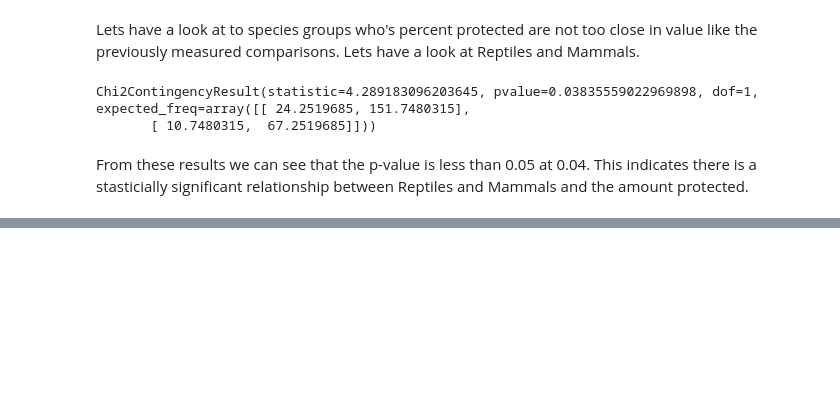
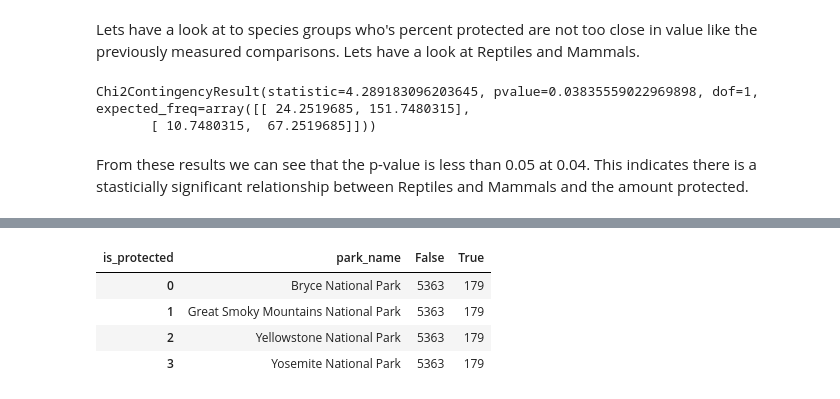
Before and after one commit to j591fletcher/National-Park-Biodiversity, a Jupyter notebook: biodiversity.ipynb, the cells around one changed output, grey strips where cells are left out. Drawn from its saved outputs; the diff is of its cells as text; code cells hidden in the pictures; blank space fills up the shorter version.

```diff
--- a/biodiversity.ipynb
+++ b/biodiversity.ipynb
@@ -343,0 +364,22 @@ From these results we can see that the p-value is less than 0.05 at 0.04.  This
+# %%
+#What are the unique National Parks:
+# park_list = []
+# unique_park = combined.park_name.unique()
+
+# for i in unique_park:
+#     park_list.append(i)
+
+
+# protectedPark = combined.groupby(['park_name']).is_protected.sum().reset_index()
+
+
+protectedPark = combined.groupby(["park_name","is_protected"]).scientific_name.nunique().reset_index().pivot(
+    index="park_name", columns="is_protected", values="scientific_name").reset_index()
+
+# countStatus["Percent Protected"] = countStatus["Protected"] / (countStatus["Not Protected"] + countStatus["Protected"]) * 100
+# %% [output]
+| is_protected | park_name | False | True |
+| 0 | Bryce National Park | 5363 | 179 |
+| 1 | Great Smoky Mountains National Park | 5363 | 179 |
+| 2 | Yellowstone National Park | 5363 | 179 |
+| 3 | Yosemite National Park | 5363 | 179 |
```
Also changed, not shown: parts of 4 cells of this notebook.
